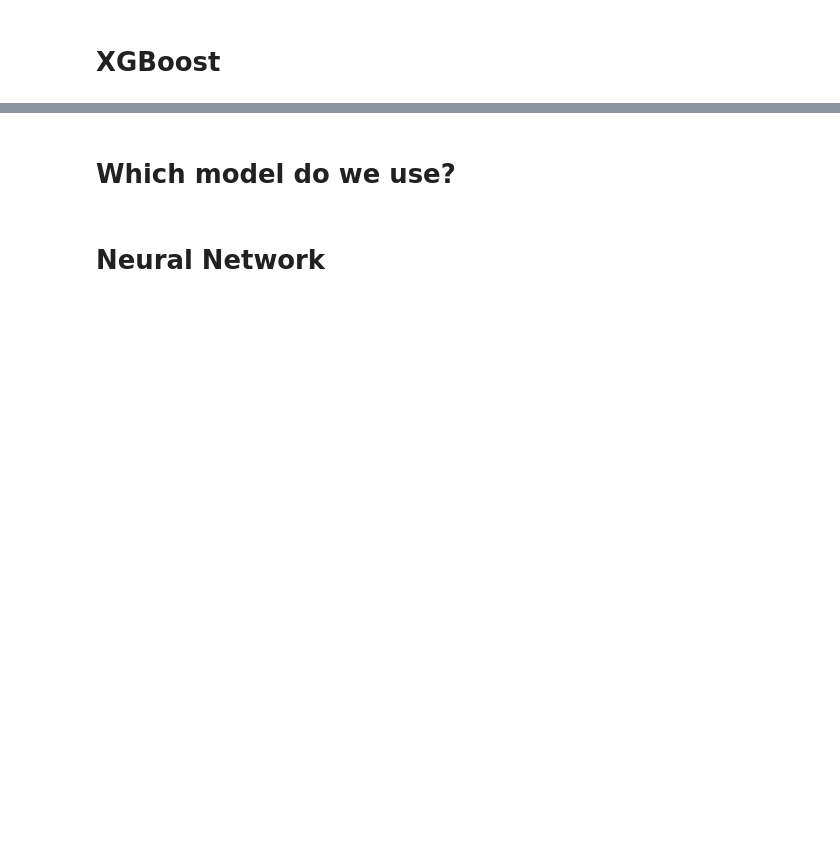
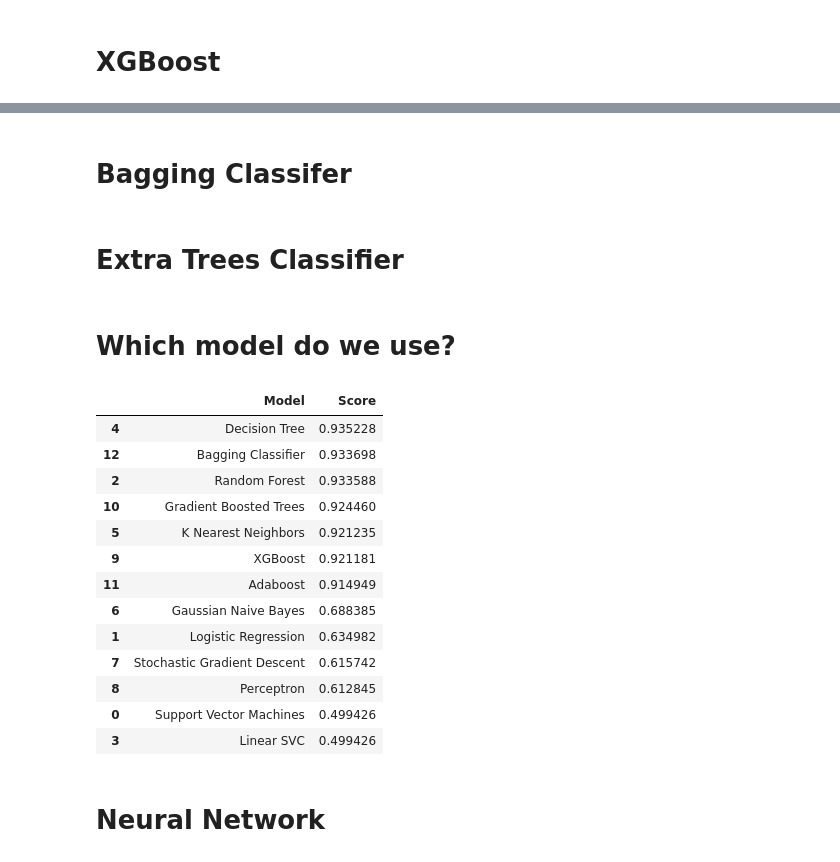
Before and after one commit to catherinelee274/fraud_detection, a Jupyter notebook: main.ipynb, the cells around one changed output, grey strips where cells are left out. Saved outputs shown, nothing was run; the diff lists cells and outputs as text; code cells hidden in the pictures; blank space fills up the shorter version.

Commit message:
Added feature eng,adaboost, gbt,bag classifier

```diff
--- a/main.ipynb
+++ b/main.ipynb
@@ -244,0 +314,5 @@ XGB_score = XGB.score(X_test,y_test)
+# %%
+from sklearn.ensemble import GradientBoostingClassifier
+gbt = GradientBoostingClassifier()
+gbt = gbt.fit(X_train, y_train)
+gbt_acc = gbt.score(X_test, y_test)
@@ -244,0 +334,14 @@ XGB_score = XGB.score(X_test,y_test)
+# %%
+from sklearn.ensemble import AdaBoostClassifier
+
+adaboost = AdaBoostClassifier(n_estimators=100).fit(X_train,y_train)
+adaboost_acc = adaboost.score(X_test,y_test)
+# %% [markdown]
+# Bagging Classifer
+# %%
+from sklearn.ensemble import BaggingClassifier
+bag = BaggingClassifier()
+bag = bag.fit(X_train,y_train)
+bag_acc = bag.score(X_test,y_test)
+# %% [markdown]
+# Extra Trees Classifier
@@ -247,13 +354,29 @@ XGB_score = XGB.score(X_test,y_test)
 # %%
 models = pd.DataFrame({
     'Model': ['Support Vector Machines', 'Logistic Regression',
               'Random Forest', 'Linear SVC',
               'Decision Tree', 'K Nearest Neighbors',
               'Gaussian Naive Bayes', 'Stochastic Gradient Descent',
-              'Perceptron'],
+              'Perceptron', 'XGBoost', 'Gradient Boosted Trees', 'Adaboost', 'Bagging Classifier'],
     'Score': [svm_score, logreg_score, rf_score, svm_score, dtc_score,
-              knn_score, gaussian_score, sgd_score, perc_score]})
+              knn_score, gaussian_score, sgd_score, perc_score,
+              XGB_score, gbt_acc, adaboost_acc, bag_acc]})
 models.sort_values(by='Score', ascending=False)
+# %% [output]
+|  | Model | Score |
+| 4 | Decision Tree | 0.935228 |
+| 12 | Bagging Classifier | 0.933698 |
+| 2 | Random Forest | 0.933588 |
+| 10 | Gradient Boosted Trees | 0.924460 |
+| 5 | K Nearest Neighbors | 0.921235 |
+| 9 | XGBoost | 0.921181 |
+| 11 | Adaboost | 0.914949 |
+| 6 | Gaussian Naive Bayes | 0.688385 |
+| 1 | Logistic Regression | 0.634982 |
+| 7 | Stochastic Gradient Descent | 0.615742 |
+| 8 | Perceptron | 0.612845 |
+| 0 | Support Vector Machines | 0.499426 |
+| 3 | Linear SVC | 0.499426 |
 # %% [markdown]
 # Neural Network
 # %%
```
Also changed, not shown: parts of 23 cells of this notebook.
